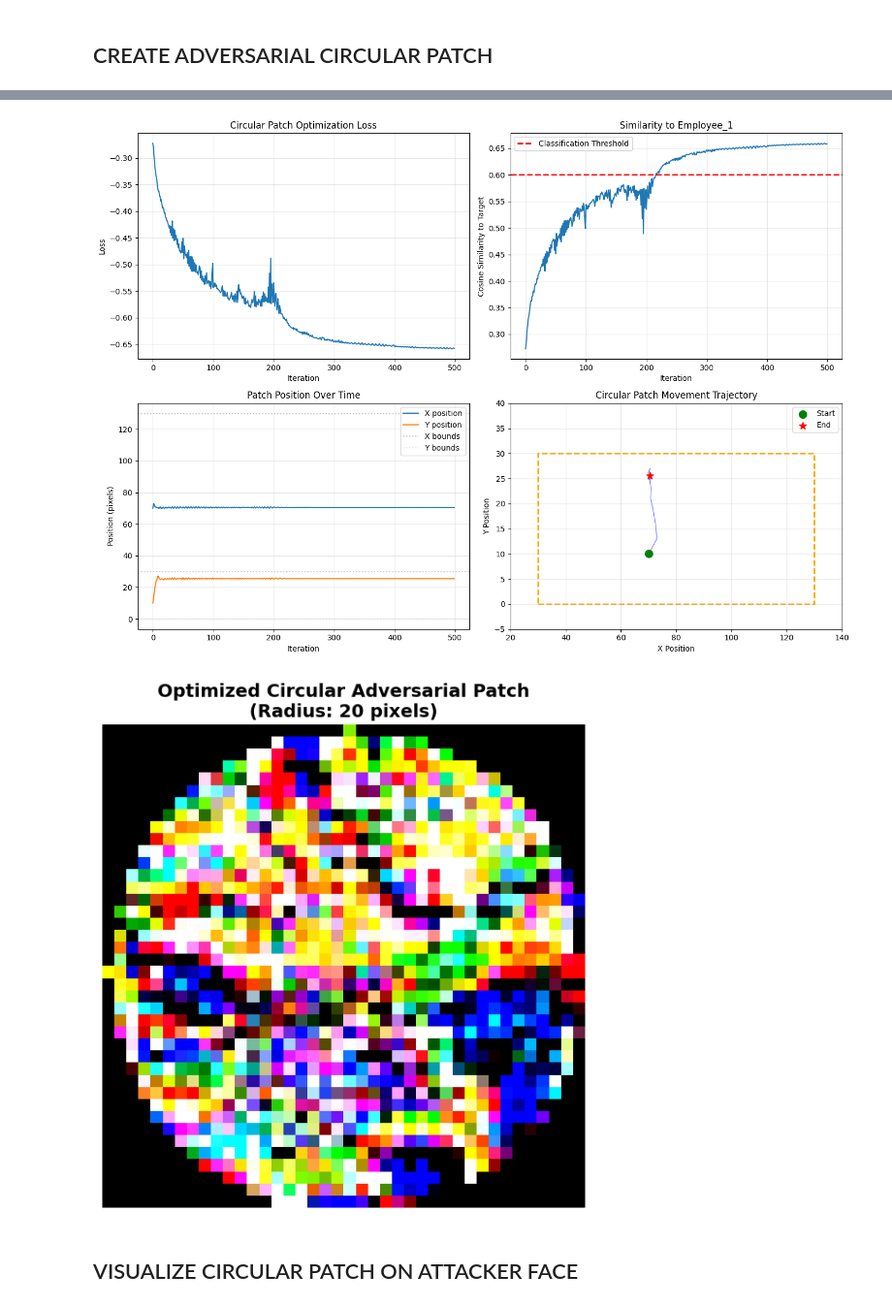
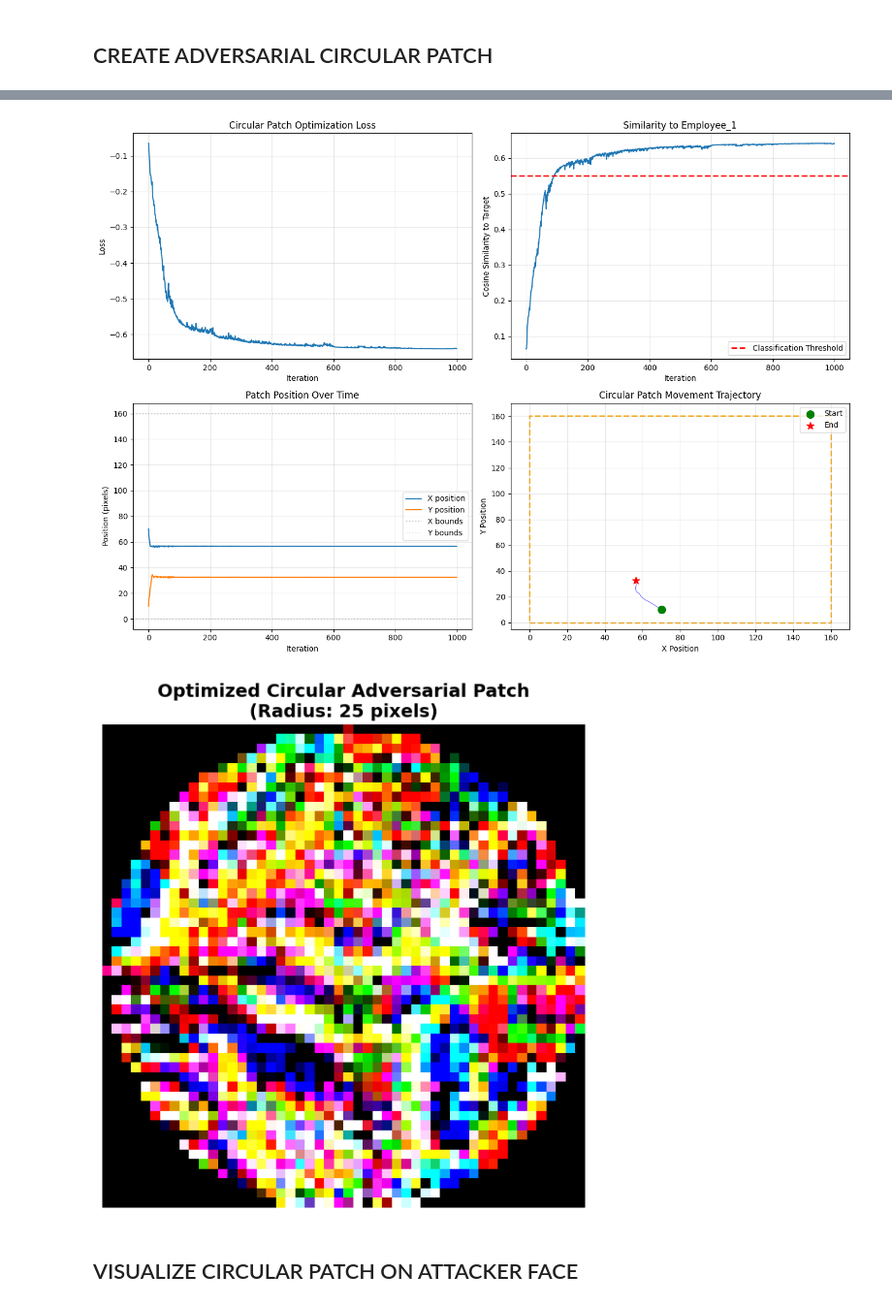
Before and after one commit to iaravagni/adversarial-face-patch, a Jupyter notebook: notebooks/adversarial_attack.ipynb, the cells around one changed output, grey strips where cells are left out. Shown at 97% size. Saved outputs shown, nothing was run; the diff lists cells and outputs as text; code cells hidden in the pictures.

```diff
--- a/notebooks/adversarial_attack.ipynb
+++ b/notebooks/adversarial_attack.ipynb
@@ -34,7 +72,7 @@ unique, counts = np.unique(targets, return_counts=True)
 sorted_idx = np.argsort(-counts)
 
 # We need 4 people: 3 employees + 1 attacker
-NUM_PEOPLE = 4
+NUM_PEOPLE = 6
 selected_ids = unique[sorted_idx[:NUM_PEOPLE]]
 
 print("\n" + "="*70)
@@ -106,7 +144,7 @@ Attacker: Donald Rumsfeld (121 images)
 ## CONFIGURE NUMBER OF IMAGES TO USE
 # %%
 # Configure how many images to use
-NUM_EMPLOYEE_IMAGES = 40  # Number of images per employee for database (increase for better recognition)
+NUM_EMPLOYEE_IMAGES = 30  # Number of images per employee for database (increase for better recognition)
 NUM_ATTACKER_TRAIN = 30   # Number of attacker images for patch optimization (more = better generalization)
 NUM_ATTACKER_TEST = 10     # Number of attacker images for testing attack
 
@@ -217,6 +261,7 @@ Processing Employee_3...
 # BASELINE TEST: Attacker WITHOUT Patch
 # %%
 baseline_results = []
+CLASIF_THRESHOLD = 0.55
 
 for idx, test_img in enumerate(attacker_test_images):
     try:
@@ -224,7 +269,7 @@ for idx, test_img in enumerate(attacker_test_images):
 
         if test_embedding is not None:
             print(f"\nTesting attacker image {idx+1}...")
-            identified, confidence = classify_face(test_embedding, employee_embeddings, threshold=0.6)
+            identified, confidence = classify_face(test_embedding, employee_embeddings, threshold=CLASIF_THRESHOLD)
             baseline_results.append((identified, confidence))
             print(f"✓ Result: {identified} (confidence: {confidence:.3f})")
             print("Expected: Unknown", "✓" if identified == "Unknown" else "✗")
@@ -280,7 +325,7 @@ target_embedding = employee_embeddings[target_employee]
 print(f"Target: Impersonate {target_employee}")
 
 # Initialize CIRCULAR patch
-patch_radius = 20  # Radius of the circular patch
+patch_radius = 25  # Radius of the circular patch
 patch_size = patch_radius * 2  # Bounding box size
 
 # Create circular mask (fixed, not learnable)
@@ -301,10 +346,10 @@ patch = nn.Parameter(patch)
 # Adjust these values to change the allowed patch region:
 # - Decrease min values to allow further left/up
 # - Increase max values to allow further right/down
-FOREHEAD_X_MIN = 30   # Left boundary (lower = further left)
-FOREHEAD_X_MAX = 130  # Right boundary (higher = further right)
+FOREHEAD_X_MIN = 0   # Left boundary (lower = further left)
+FOREHEAD_X_MAX = 160  # Right boundary (higher = further right)
 FOREHEAD_Y_MIN = 0    # Top boundary (lower = higher on face)
-FOREHEAD_Y_MAX = 30   # Bottom boundary (higher = lower on face)
+FOREHEAD_Y_MAX = 160   # Bottom boundary (higher = lower on face)
 
 patch_x_init = 70.0   # Starting x position
 patch_y_init = 10.0   # Starting y position
@@ -318,6 +363,10 @@ print(f"  Y range: [{FOREHEAD_Y_MIN}, {FOREHEAD_Y_MAX}] (height: {FOREHEAD_Y_MAX
 
 # Optimizer - Higher learning rates for more movement
 # Increase position LR for stronger position optimization
+
+LR_POSITION = 3
+LR_CONTENT = 0.3
+
 optimizer = optim.Adam([
     {'params': [patch], 'lr': 0.2},  # Patch content learning rate
     {'params': [patch_x_param, patch_y_param], 'lr': 3.0}  # Position learning rate (increased!)
@@ -404,7 +453,7 @@ else:
         return patched_faces, x_pos, y_pos
 
     # Optimization loop
-    num_iterations = 500
+    num_iterations = 1000
     losses = []
     similarities = []
     positions_x = []
@@ -493,7 +542,7 @@ else:
     axes[0, 1].set_xlabel('Iteration')
     axes[0, 1].set_ylabel('Cosine Similarity to Target')
     axes[0, 1].set_title(f'Similarity to {target_employee}')
-    axes[0, 1].axhline(y=0.6, color='r', linestyle='--', label='Classification Threshold', linewidth=2)
+    axes[0, 1].axhline(y=CLASIF_THRESHOLD, color='r', linestyle='--', label='Classification Threshold', linewidth=2)
     axes[0, 1].legend()
     axes[0, 1].grid(True, alpha=0.3)
 
@@ -565,5 +614,5 @@ Preparing attacker training images...
-[figure, old version]
+[figure, new version]
-[figure, old version]
+[figure, new version]
 # %% [markdown]
 ## VISUALIZE CIRCULAR PATCH ON ATTACKER FACE
 # %%
```
Also changed, not shown: parts of 11 cells of this notebook.
